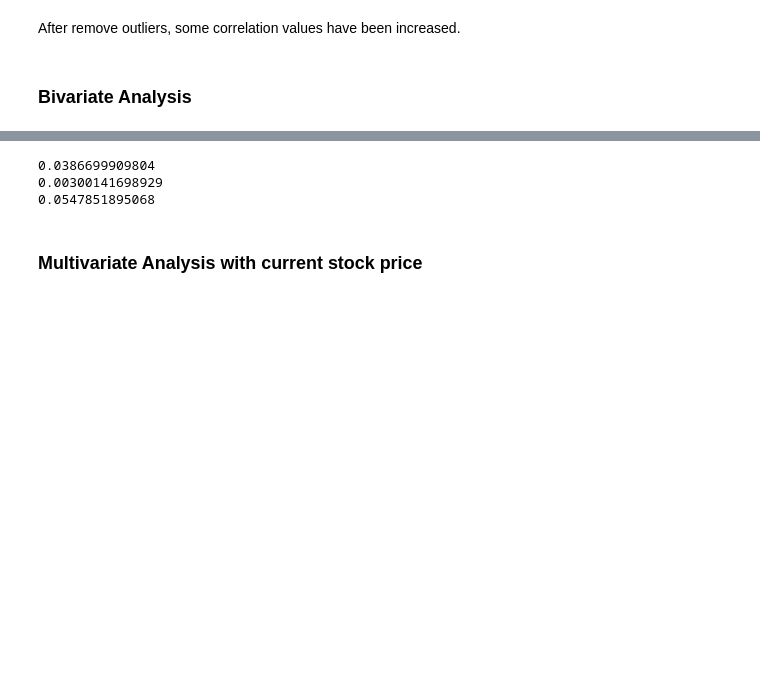
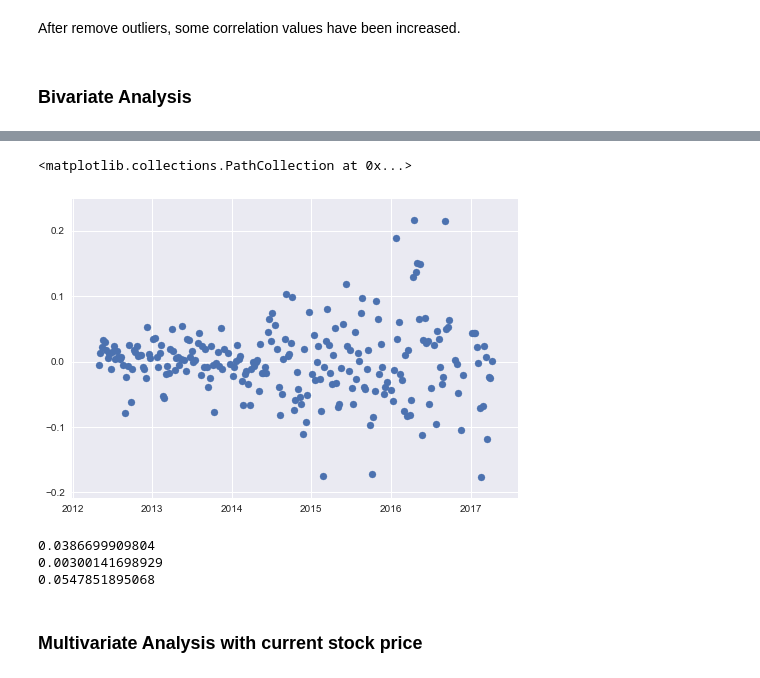
Before and after one commit to peterjhwang/Forecasting-Air-New-Zealand-stock-prices, a Jupyter notebook: Air_NZ_stock_price.ipynb, the cells around one changed output, grey strips where cells are left out. Drawn from its saved outputs; the diff is of its cells as text; code cells hidden in the pictures; blank space fills up the shorter version.

Commit message:
fixed graphs

```diff
--- a/Air_NZ_stock_price.ipynb
+++ b/Air_NZ_stock_price.ipynb
@@ -626,5 +622,6 @@ layout = dict(title = 'Difference between forecasted and actual stock price',
              )
 
 fig = dict(data=data, layout=layout)
-py.iplot(fig, filename='styled-scatter')
+#py.iplot(fig, filename='styled-scatter')
+plt.scatter(x,y)
 # %% [output]
@@ -632,3 +628,5 @@ py.iplot(fig, filename='styled-scatter')
+<matplotlib.collections.PathCollection at 0x...>
+[figure, added]
 # %%
 snglErrors = []
 print metrics.mean_absolute_error(air['Nxt_Value'], predicBi)
```
Also changed, not shown: parts of 21 cells of this notebook.
